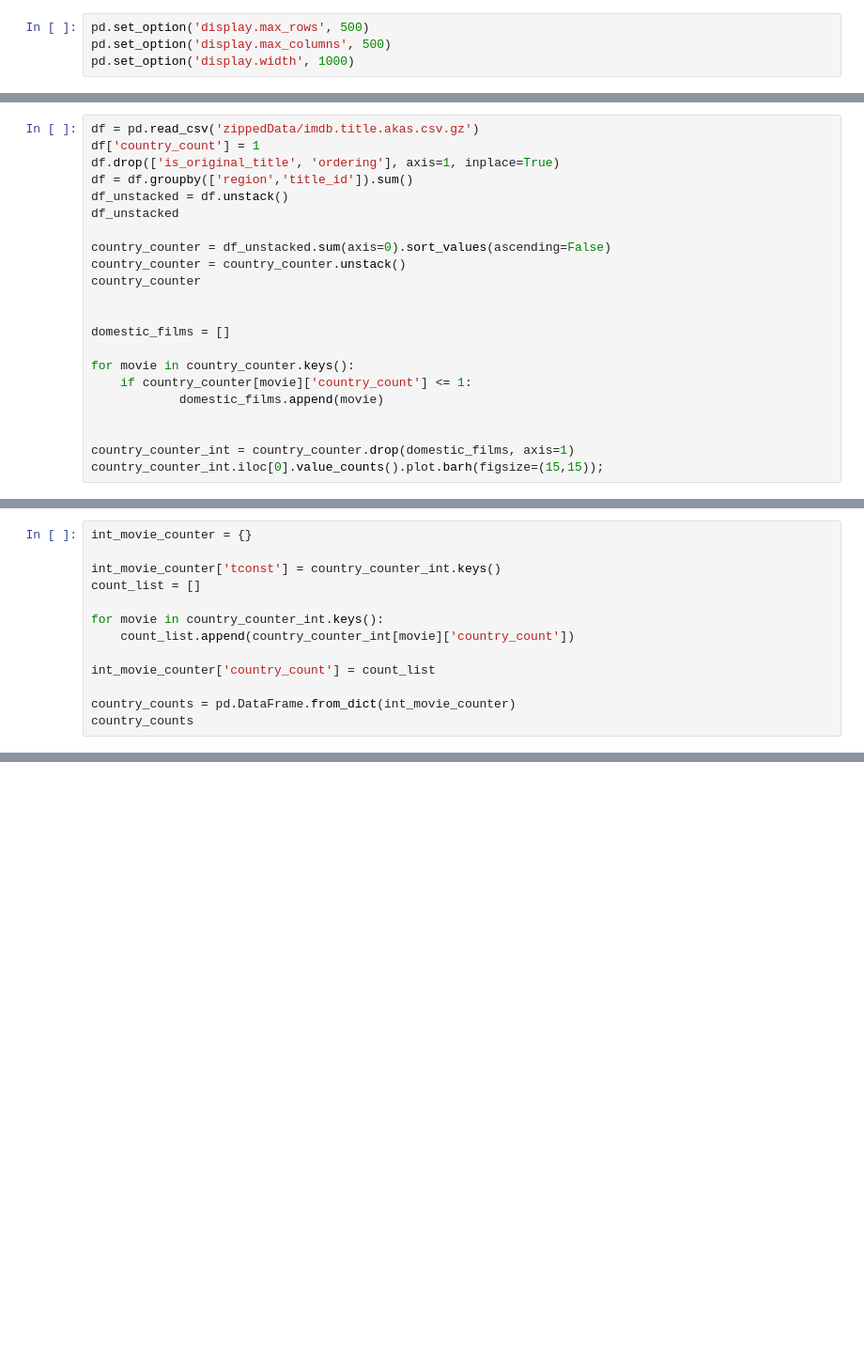
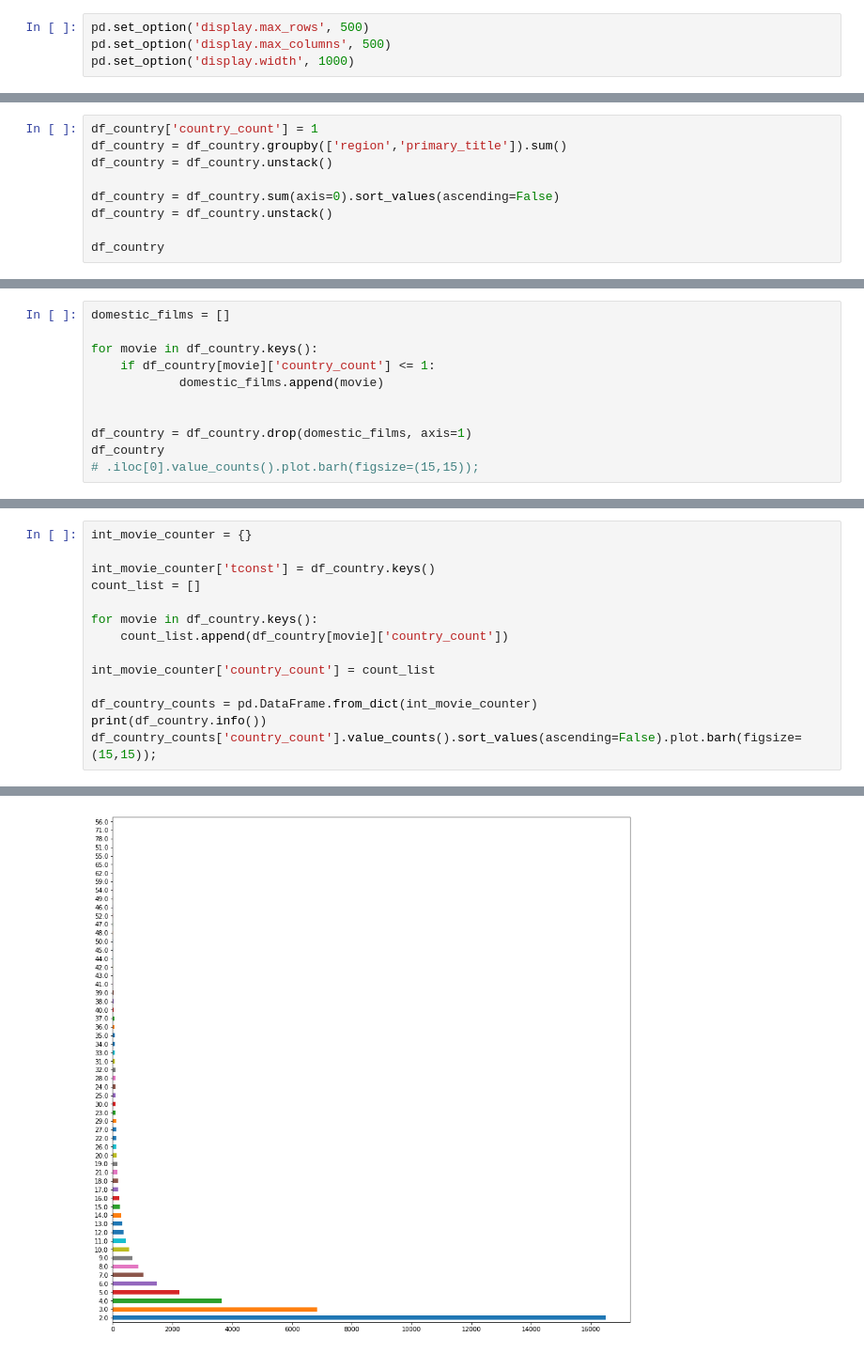
Before and after one commit to tcastanley/Movie_Analysis, a Jupyter notebook: Country_Movie_Inspection.ipynb, the cells around one changed output, grey strips where cells are left out. Shown at 94% size. Saved outputs shown, nothing was run; the diff lists cells and outputs as text; blank space fills up the shorter version.

Commit message:
decent progress today, have the group question 1 notebook almost complete

```diff
--- a/Country_Movie_Inspection.ipynb
+++ b/Country_Movie_Inspection.ipynb
@@ -9,0 +96,9 @@ pd.set_option('display.width', 1000)
+# %%
+df_country['country_count'] = 1
+df_country = df_country.groupby(['region','primary_title']).sum()
+df_country = df_country.unstack()
+
+df_country = df_country.sum(axis=0).sort_values(ascending=False)
+df_country = df_country.unstack()
+
+df_country
@@ -10,23 +109,12 @@ pd.set_option('display.width', 1000)
 # %%
-df = pd.read_csv('zippedData/imdb.title.akas.csv.gz')
-df['country_count'] = 1
-df.drop(['is_original_title', 'ordering'], axis=1, inplace=True)
-df = df.groupby(['region','title_id']).sum()
-df_unstacked = df.unstack()
-df_unstacked
-
-country_counter = df_unstacked.sum(axis=0).sort_values(ascending=False)
-country_counter = country_counter.unstack()
-country_counter
-
-
 domestic_films = []
 
-for movie in country_counter.keys():
-    if country_counter[movie]['country_count'] <= 1:
+for movie in df_country.keys():
+    if df_country[movie]['country_count'] <= 1:
             domestic_films.append(movie)
 
 
-country_counter_int = country_counter.drop(domestic_films, axis=1)
-country_counter_int.iloc[0].value_counts().plot.barh(figsize=(15,15));
+df_country = df_country.drop(domestic_films, axis=1)
+df_country
+# .iloc[0].value_counts().plot.barh(figsize=(15,15));
 # %% [output]
@@ -40,14 +130,15 @@ Index(['tt2488496', 'tt2310332', 'tt1201607', 'tt2278871', 'tt1790809', 'tt29483
 # %%
 int_movie_counter = {}
 
-int_movie_counter['tconst'] = country_counter_int.keys()
+int_movie_counter['tconst'] = df_country.keys()
 count_list = []
 
-for movie in country_counter_int.keys():
-    count_list.append(country_counter_int[movie]['country_count'])
+for movie in df_country.keys():
+    count_list.append(df_country[movie]['country_count'])
 
 int_movie_counter['country_count'] = count_list
 
-country_counts = pd.DataFrame.from_dict(int_movie_counter)
-country_counts
+df_country_counts = pd.DataFrame.from_dict(int_movie_counter)
+print(df_country.info())
+df_country_counts['country_count'].value_counts().sort_values(ascending=False).plot.barh(figsize=(15,15));
 # %% [output]
@@ -71,0 +151 @@ country_counts
+[figure, added]
```
Also changed, not shown: parts of 22 cells of this notebook, 3 other files.
